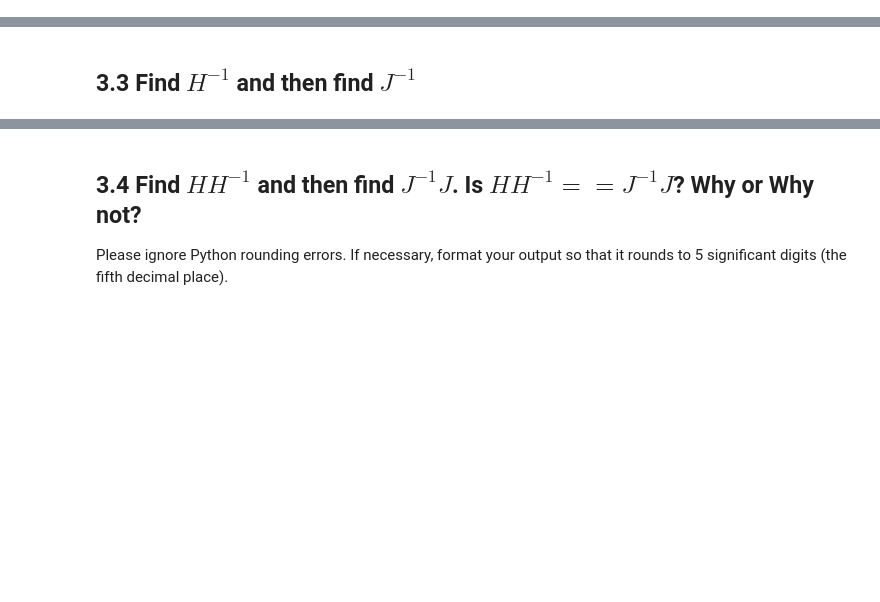
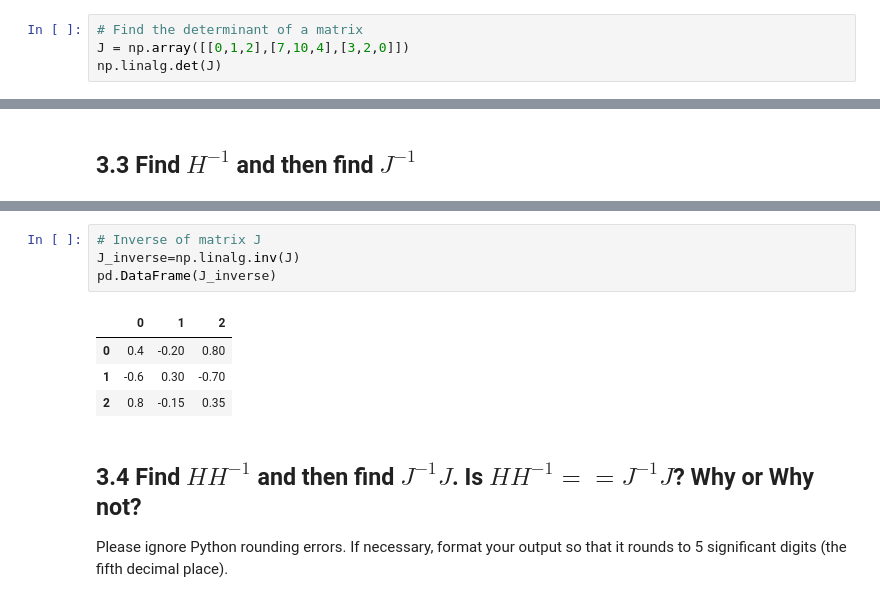
Before and after one commit to lfr4704/DS-Unit-1-Sprint-3-Linear-Algebra, a Jupyter notebook: module1-vectors-and-matrices/LS_DS_131_Vectors_and_Matrices_Assignment.ipynb, the cells around one changed output, grey strips where cells are left out. Cells and saved outputs as stored; diff of their text form; blank space fills up the shorter version.

```diff
--- a/module1-vectors-and-matrices/LS_DS_131_Vectors_and_Matrices_Assignment.ipynb
+++ b/module1-vectors-and-matrices/LS_DS_131_Vectors_and_Matrices_Assignment.ipynb
@@ -251,0 +393,4 @@ J=
+# %%
+# Find the determinant of a matrix
+J = np.array([[0,1,2],[7,10,4],[3,2,0]])
+np.linalg.det(J)
@@ -254,3 +409,12 @@ J=
+# %%
+# Inverse of matrix J
+J_inverse=np.linalg.inv(J)
+pd.DataFrame(J_inverse)
+# %% [output]
+|  | 0 | 1 | 2 |
+| 0 | 0.4 | -0.20 | 0.80 |
+| 1 | -0.6 | 0.30 | -0.70 |
+| 2 | 0.8 | -0.15 | 0.35 |
 # %% [markdown]
 ## 3.4 Find $HH^{-1}$ and then find $J^{-1}J$. Is $HH^{-1} == J^{-1}J$? Why or Why not?
 
```
Also changed, not shown: parts of 23 cells of this notebook.
